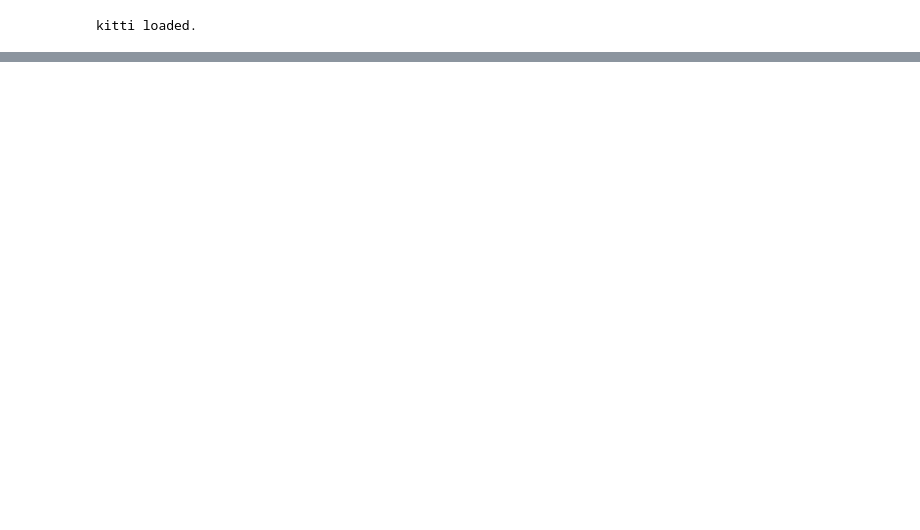
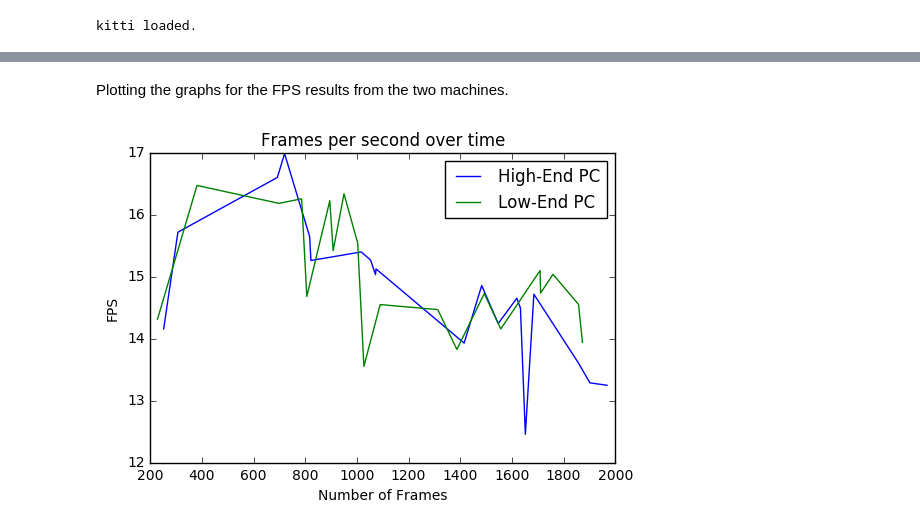
Before and after one commit to zarev/Visual-Odometry, a Jupyter notebook: V_O.ipynb, the cells around one changed output, grey strips where cells are left out. Drawn from its saved outputs; the diff is of its cells as text; code cells hidden in the pictures; blank space fills up the shorter version.

```diff
--- a/V_O.ipynb
+++ b/V_O.ipynb
@@ -15,8 +17,8 @@ Most existing approaches to visual odometry are based on the following stages.
 %run pinhole_camera.py
 
 ##kitti setup
-poses_dir = 'dataset/poses/00.txt' #for ground truth
-img_dir = 'dataset/sequences/00/image_0/'
+poses_dir = 'data_odometry_gray/dataset/poses/00.txt' #for ground truth
+img_dir = 'data_odometry_gray/dataset/sequences/00/image_0/'
 cam = PinholeCamera(1241.0, 376.0, 718.8560, 718.8560, 607.1928, 185.2157)
 with open(poses_dir) as f: poses = f.readlines()#poses
 print "kitti loaded."
@@ -115,0 +145,30 @@ plt.show()
+# %% [markdown]
+Plotting the graphs for the FPS results from the two machines.
+# %%
+import matplotlib.pyplot as plt
+#the tuple lists from the two machines
+#for (x,y), x=number of frames, y=FPS
+high_end = [(1415, 13.9256576794853), (1633, 14.49185332237826), (692, 16.597510342312937), (1902, 13.28444212071557), (1968, 13.246013748166588), (817, 15.644747387887113), (1858, 13.601159544429823), (1547, 14.241132669300056), (720, 16.981532516090148), (1053, 15.264409145525736), (1074, 15.122074834207996), (1619, 14.649727644408387), (307, 15.714578203838439), (1017, 15.396027614268148), (1072, 15.03000395066713), (1685, 14.71474354165605), (1483, 14.854063609679645), (1652, 12.453919727322866), (822, 15.258390264332748), (252, 14.15650815690624)]
+low_end = [(908, 15.416195359079301), (1387, 13.823327208123809), (806, 14.678643231174892), (1709, 15.096476461535536), (895, 16.222218979230302), (1873, 13.937914172324946), (1090, 14.54724361525289), (1493, 14.72498274726146), (381, 16.468721997640543), (1003, 15.538178186024538), (786, 16.25333398956898), (1858, 14.549253998647432), (698, 16.17969343116562), (1711, 14.733346877738205), (228, 14.310891946105043), (1313, 14.46601040546894), (1027, 13.550017874333518), (1557, 14.154111818030644), (1759, 15.03512430265126), (950, 16.33352216314256)]
+
+#sorting the values to enable visualisation and comparison
+high_sr = sorted(high_end)
+low_sr = sorted(low_end)
+
+#seperating the frames and the FPS for each list
+x_high = [x[0] for x in high_sr]
+y_high = [x[1] for x in high_sr]
+
+x_low = [x[0] for x in low_sr]
+y_low = [x[1] for x in low_sr]
+
+#plotting the graph to visualise the lists
+plt.plot(x_high,y_high,label='High-End PC')
+plt.plot(x_low,y_low,label='Low-End PC')
+plt.xlabel('Number of Frames')
+plt.ylabel('FPS')
+plt.title('Frames per second over time')
+plt.legend()
+plt.show()
+# %% [output]
+[figure, added]
```
Also changed, not shown: parts of 13 cells of this notebook.
